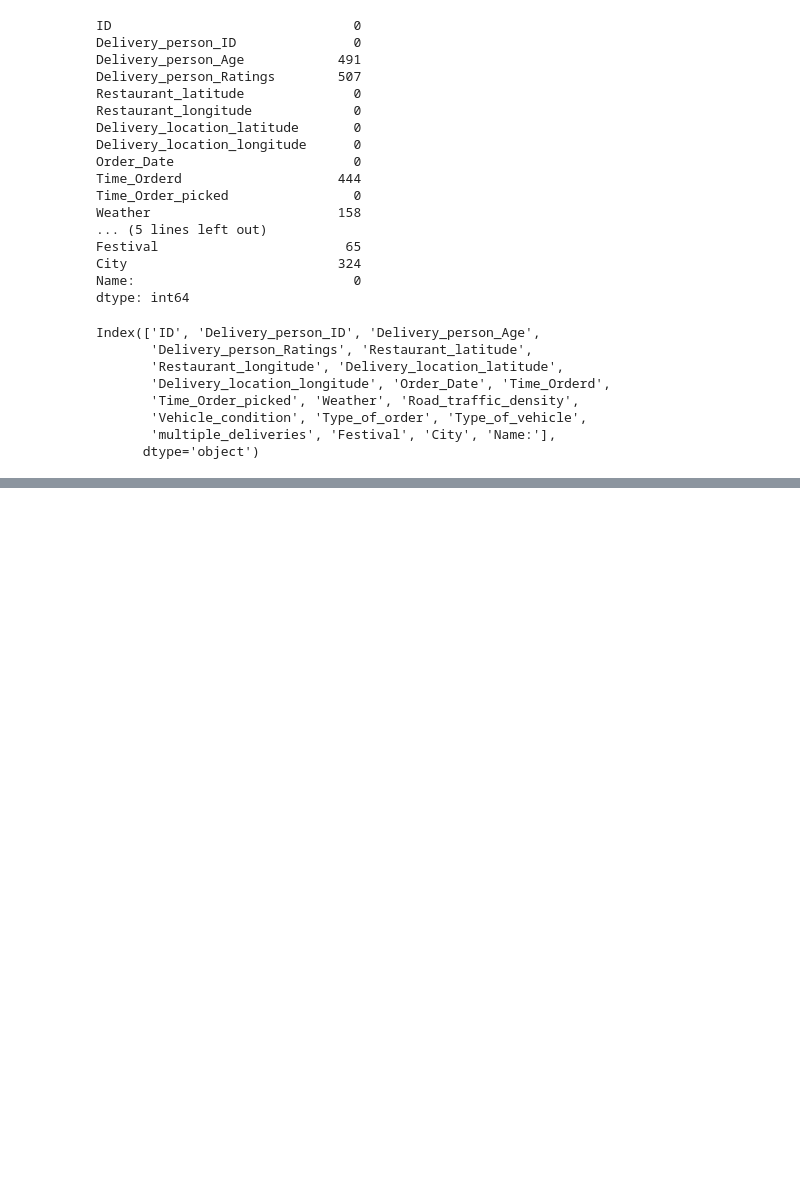
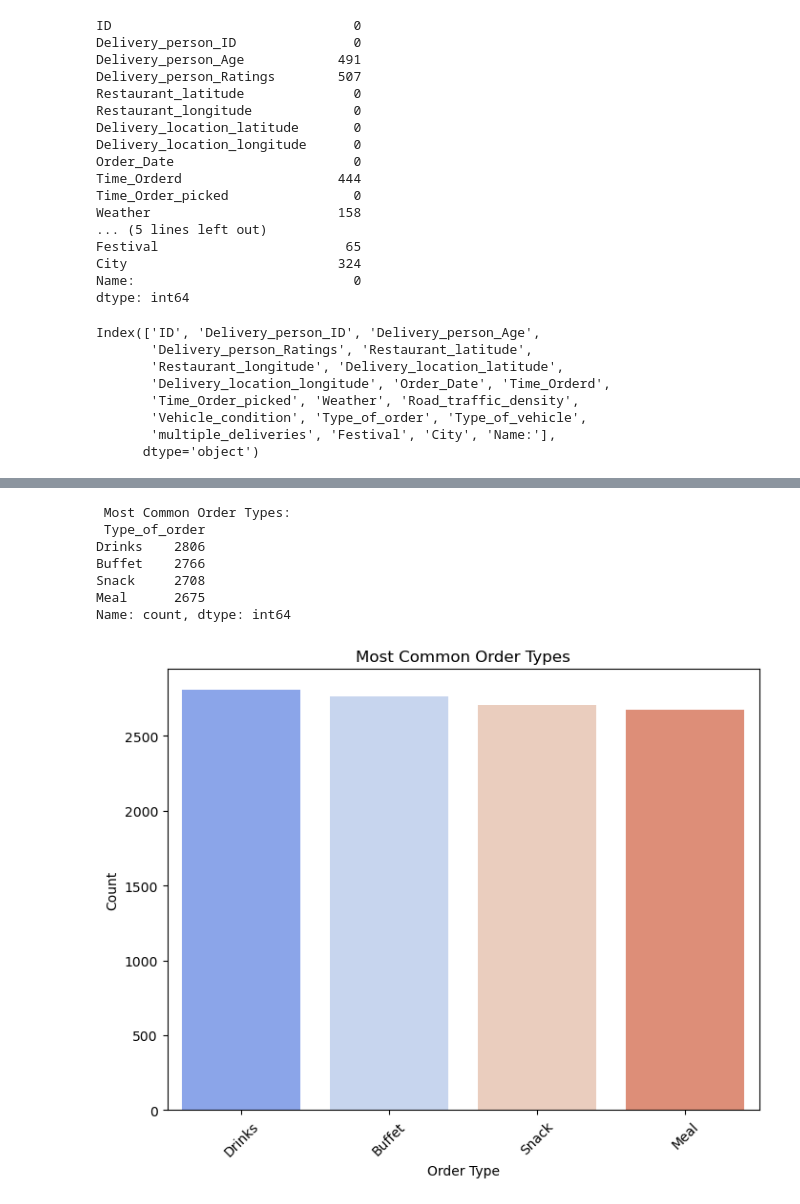
Before and after one commit to RaphaelMuthenya/Amazon-Business-Research-Analyst-Dataset, a Jupyter notebook: Amazon_Business_Research _Analyst_Dataset.ipynb, the cells around one changed output, grey strips where cells are left out. Cells and saved outputs as stored; diff of their text form; code cells hidden in the pictures; blank space fills up the shorter version.

```diff
--- a/Amazon_Business_Research _Analyst_Dataset.ipynb
+++ b/Amazon_Business_Research _Analyst_Dataset.ipynb
@@ -89,0 +210,24 @@ Index(['ID', 'Delivery_person_ID', 'Delivery_person_Age',
+# %%
+# Count occurrences of each order type
+order_counts = df_amazon["Type_of_order"].value_counts()
+
+# Print top 10 most common order types
+print("\n Most Common Order Types:\n", order_counts.head())
+
+# 📊 Visualization
+plt.figure(figsize=(8, 6))
+sns.barplot(x=order_counts.index, y=order_counts.values, palette="coolwarm")
+plt.xticks(rotation=45)
+plt.xlabel("Order Type")
+plt.ylabel("Count")
+plt.title("Most Common Order Types")
+plt.show()
+# %% [output]
+ Most Common Order Types:
+ Type_of_order
+Drinks    2806
+Buffet    2766
+Snack     2708
+Meal      2675
+Name: count, dtype: int64
+[figure, added]
```
Also changed, not shown: parts of 9 cells of this notebook.
